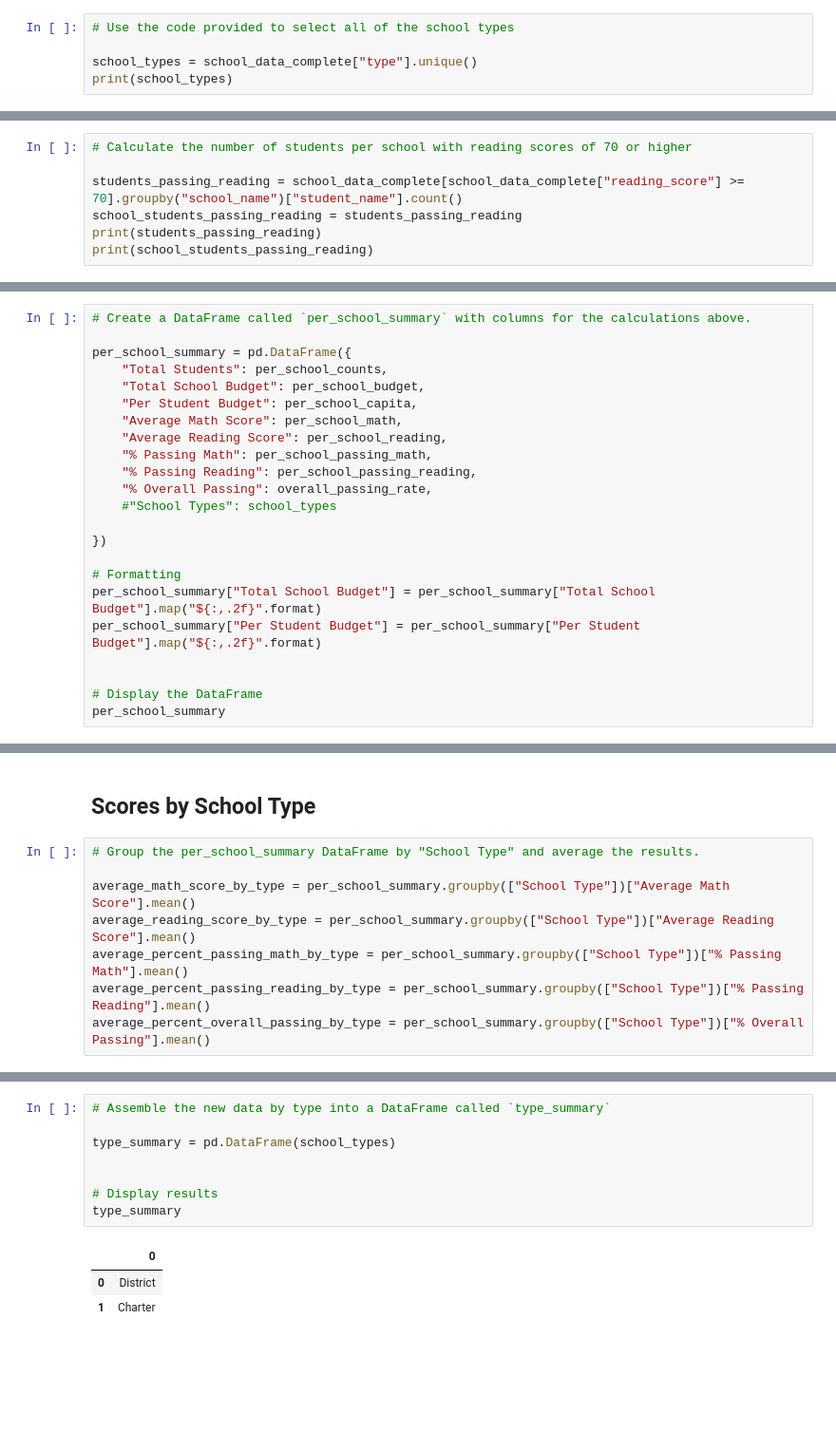
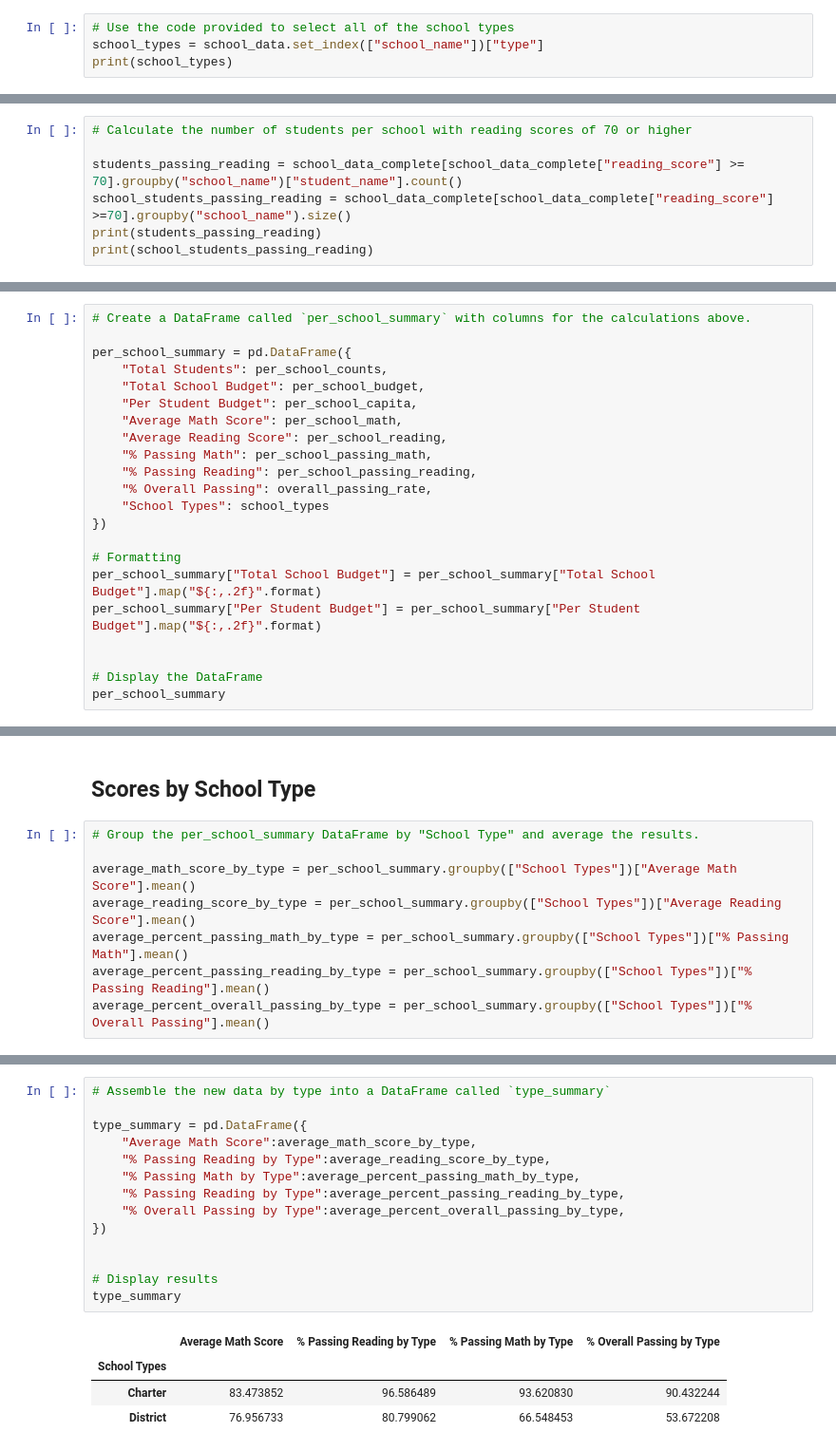
Before and after one commit to NifaCout/PandasChallenge, a Jupyter notebook: PyCitySchools_starter.ipynb, the cells around one changed output, grey strips where cells are left out. Shown at 95% size. Drawn from its saved outputs; the diff is of its cells as text; blank space fills up the shorter version.

```diff
--- a/PyCitySchools_starter.ipynb
+++ b/PyCitySchools_starter.ipynb
@@ -111,7 +112,6 @@ district_summary
 ## School Summary
 # %%
 # Use the code provided to select all of the school types
-
-school_types = school_data_complete["type"].unique()
+school_types = school_data.set_index(["school_name"])["type"]
 print(school_types)
 # %% [output]
@@ -244,7 +259,7 @@ dtype: int64
 # Calculate the number of students per school with reading scores of 70 or higher
 
 students_passing_reading = school_data_complete[school_data_complete["reading_score"] >= 70].groupby("school_name")["student_name"].count()
-school_students_passing_reading = students_passing_reading
+school_students_passing_reading = school_data_complete[school_data_complete["reading_score"] >=70].groupby("school_name").size()
 print(students_passing_reading)
 print(school_students_passing_reading)
 # %% [output]
@@ -338,8 +353,7 @@ per_school_summary = pd.DataFrame({
     "% Passing Math": per_school_passing_math,
     "% Passing Reading": per_school_passing_reading,
     "% Overall Passing": overall_passing_rate,
-    #"School Types": school_types
-
+    "School Types": school_types
 })
 
 # Formatting
@@ -612,8 +621,8 @@ size_summary
 # %%
 # Group the per_school_summary DataFrame by "School Type" and average the results.
 
-average_math_score_by_type = per_school_summary.groupby(["School Type"])["Average Math Score"].mean()
-average_reading_score_by_type = per_school_summary.groupby(["School Type"])["Average Reading Score"].mean()
-average_percent_passing_math_by_type = per_school_summary.groupby(["School Type"])["% Passing Math"].mean()
-average_percent_passing_reading_by_type = per_school_summary.groupby(["School Type"])["% Passing Reading"].mean()
-average_percent_overall_passing_by_type = per_school_summary.groupby(["School Type"])["% Overall Passing"].mean()
+average_math_score_by_type = per_school_summary.groupby(["School Types"])["Average Math Score"].mean()
+average_reading_score_by_type = per_school_summary.groupby(["School Types"])["Average Reading Score"].mean()
+average_percent_passing_math_by_type = per_school_summary.groupby(["School Types"])["% Passing Math"].mean()
+average_percent_passing_reading_by_type = per_school_summary.groupby(["School Types"])["% Passing Reading"].mean()
+average_percent_overall_passing_by_type = per_school_summary.groupby(["School Types"])["% Overall Passing"].mean()
@@ -622,12 +629,19 @@ KeyError: 'School Type'
 # %%
 # Assemble the new data by type into a DataFrame called `type_summary`
 
-type_summary = pd.DataFrame(school_types)
+type_summary = pd.DataFrame({
+    "Average Math Score":average_math_score_by_type,
+    "% Passing Reading by Type":average_reading_score_by_type,
+    "% Passing Math by Type":average_percent_passing_math_by_type,
+    "% Passing Reading by Type":average_percent_passing_reading_by_type,
+    "% Overall Passing by Type":average_percent_overall_passing_by_type,
+})
 
 
 # Display results
 type_summary
 # %% [output]
-|  | 0 |
-| 0 | District |
-| 1 | Charter |
+|  | Average Math Score | % Passing Reading by Type | % Passing Math by Type | % Overall Passing by Type |
+| School Types |  |  |  |  |
+| Charter | 83.473852 | 96.586489 | 93.620830 | 90.432244 |
+| District | 76.956733 | 80.799062 | 66.548453 | 53.672208 |
```
Also changed, not shown: parts of 12 cells of this notebook.
